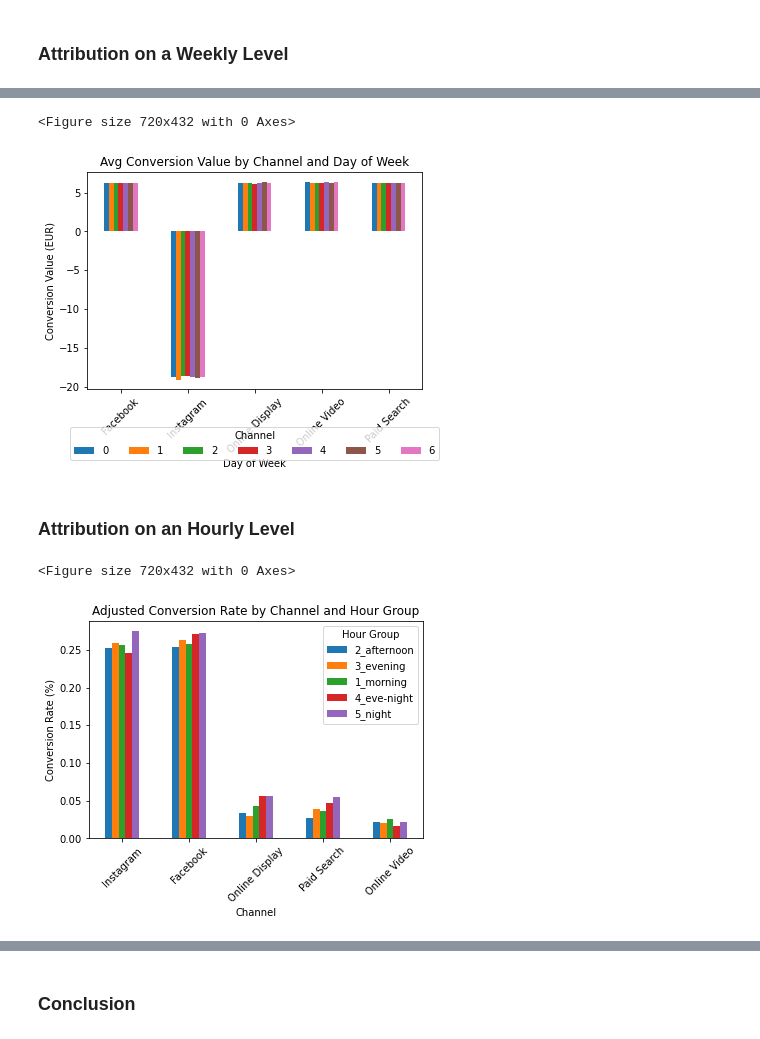
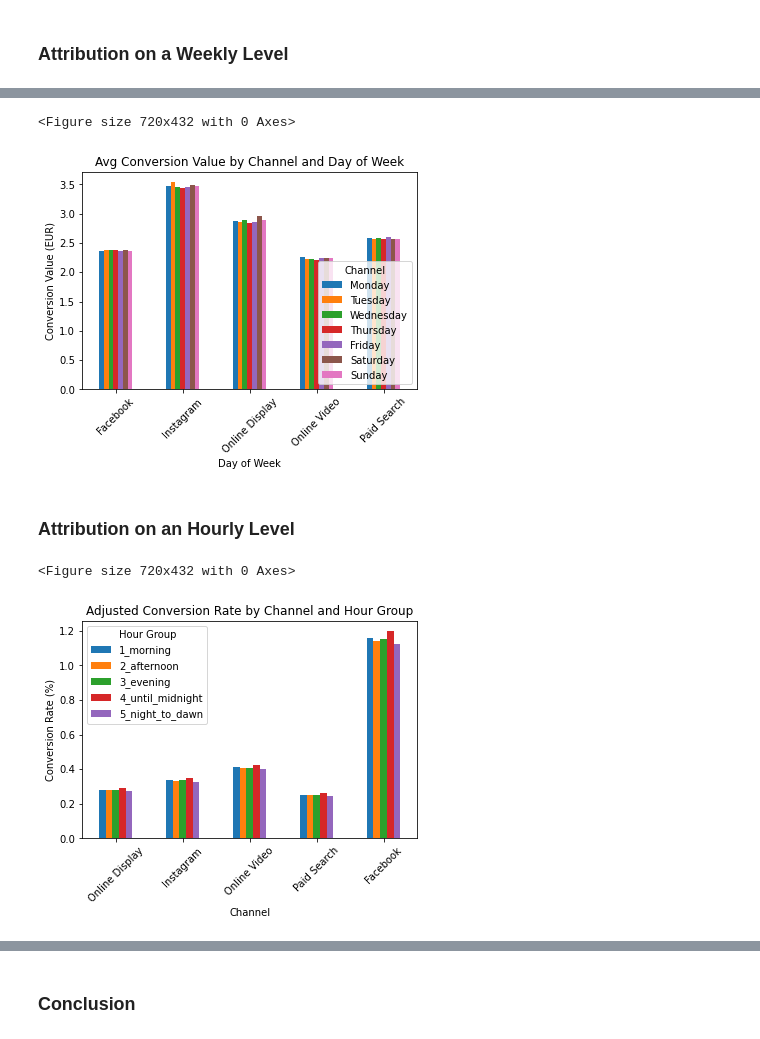
Before and after one commit to miji-lee-kr/marketing_attribution, a Jupyter notebook: Marketing_Mix_Modeling.ipynb, the cells around one changed output, grey strips where cells are left out. Drawn from its saved outputs; the diff is of its cells as text; code cells hidden in the pictures.

Commit message:
Changed attribution adjustment

```diff
--- a/Marketing_Mix_Modeling.ipynb
+++ b/Marketing_Mix_Modeling.ipynb
@@ -88,7 +88,7 @@ def week_eng(date_value):
 df['dayofweek'] = df['dayofweek'].apply(week_eng)
 # %%
 bins = [0,7,12,18,22,24]
-labels = ['5_night', '1_morning', '2_afternoon','3_evening', '4_eve-night']
+labels = ['5_night_to_dawn', '1_morning', '2_afternoon','3_evening', '4_until_midnight']
 df['hour_group'] = pd.cut(df['hour'], bins, right = False, labels = labels)
 
 df.head()
@@ -620,6 +634,11 @@ for day, attribution_adjustment in attribution_adjustments.items():
     attribution_adjusted_conversion_rate = conversion_rate * attribution_adjustment
     conversion_rate_per_day[day] = attribution_adjusted_conversion_rate
 # %%
+import calendar
+day_of_week_mapping = {6:'Sunday', 0: 'Monday', 1: 'Tuesday', 2: 'Wednesday', 3: 'Thursday', 4: 'Friday', 5: 'Saturday'}
+
+sorted_days = [day_of_week_mapping[day] for day in sorted(conversion_rate_per_day.keys())]
+
 unique_channels = set()
 for conversion_counts in conversion_rate_per_day.values():
     unique_channels.update(conversion_counts.index)
@@ -628,10 +647,11 @@ adjusted_conversion_rate_data = pd.DataFrame(columns=unique_channels)
 for day, conversion_counts in conversion_rate_per_day.items():
     conversion_counts_df = pd.DataFrame(conversion_counts).transpose()
     conversion_counts_df = conversion_counts_df.reindex(columns=unique_channels)
-    adjusted_conversion_rate_data.loc[day] = conversion_counts_df.values[0]
+    adjusted_conversion_rate_data.loc[day_of_week_mapping[day]] = conversion_counts_df.values[0]
 adjusted_conversion_rate_data.index.name = 'Day'
 
 plt.figure(figsize=(10, 6))
+adjusted_conversion_rate_data = adjusted_conversion_rate_data.reindex(sorted_days)
 adjusted_conversion_rate_data.transpose().plot(kind='bar')
 plt.xlabel('Channel')
 plt.ylabel('Conversion Rate (%)')
@@ -646,7 +666,6 @@ plt.show()
 conversions = df[df['conversion'] == 1]
 
 attribution_conversion_rate_per_day = {}
-
 for day, attribution_adjustment in attribution_adjustments.items():
     mask = conversions['day_of_week'] == day
     channel_column = conversions.loc[mask, 'channel']
@@ -658,7 +677,9 @@ for day, attribution_adjustment in attribution_adjustments.items():
     attribution_conversion_rate = adjusted_channel_conversion_count / total_conversions * 100
     attribution_conversion_rate_per_day[day] = attribution_conversion_rate
 
-attribution_data = pd.DataFrame(attribution_conversion_rate_per_day)
+day_names = ['Monday', 'Tuesday', 'Wednesday', 'Thursday', 'Friday', 'Saturday', 'Sunday']
+attribution_data = pd.DataFrame(attribution_conversion_rate_per_day).sort_index(axis=1)
+attribution_data.columns = day_names
 
 plt.figure(figsize=(10, 6))
 attribution_data.plot(kind='bar')
@@ -666,7 +687,7 @@ plt.xlabel('Channel')
 plt.ylabel('Attribution (%)')
 plt.title('Attribution by Channel and Day of Week (Conversion Rate)')
 plt.xticks(rotation=45)
-plt.legend(title='Day')
+plt.legend(title='Day of Week', loc='lower left', ncol=1)
 plt.show()
 # %% [output]
 <Figure size 720x432 with 0 Axes>
@@ -701,0 +723,22 @@ plt.show()
+# %%
+conversions = df[df['conversion'] == 1]
+conversions['conversion_value_adjusted'] = conversions['conversion_value']
+
+for day, attribution_adjustment in attribution_adjustments.items():
+    mask = conversions['day_of_week'] == day
+    channel_column = conversions.loc[mask, 'channel']
+    adjustment_values = attribution_adjustment.lookup(channel_column, channel_column)
+    adjustment_values = np.nan_to_num(adjustment_values, nan=1.0)
+    conversions.loc[mask, 'conversion_value_adjusted'] *= adjustment_values
+
+adjusted_channel_conversion_value = conversions.groupby(['channel', 'day_of_week'])['conversion_value_adjusted'].sum().unstack()
+adjusted_channel_conversion_value = adjusted_channel_conversion_value.rename(columns=dict(enumerate(day_names)))
+
+plt.figure(figsize=(10, 6))
+adjusted_channel_conversion_value.plot(kind='bar')
+plt.xlabel('Day of Week')
+plt.ylabel('Conversion Value (EUR)')
+plt.title('Total Conversion Value by Channel and Day of Week')
+plt.xticks(rotation=45)
+plt.legend(title='Channel', loc='lower right', ncol=1)
+plt.show()
@@ -755,26 +779,28 @@ plt.show()
 # %%
 conversions = df[df['conversion'] == 1]
 conversions['conversion_value_adjusted'] = conversions['conversion_value']
 
 for day, attribution_adjustment in attribution_adjustments.items():
     mask = conversions['day_of_week'] == day
     channel_column = conversions.loc[mask, 'channel']
     adjustment_values = attribution_adjustment.lookup(channel_column, channel_column)
     adjustment_values = np.nan_to_num(adjustment_values, nan=1.0)
     conversions.loc[mask, 'conversion_value_adjusted'] *= adjustment_values
+
 adjusted_channel_conversion_value = conversions.groupby(['channel', 'day_of_week'])['conversion_value_adjusted'].mean().unstack()
+adjusted_channel_conversion_value = adjusted_channel_conversion_value.rename(columns=dict(enumerate(day_names)))
 
 plt.figure(figsize=(10, 6))
 adjusted_channel_conversion_value.plot(kind='bar')
 plt.xlabel('Day of Week')
 plt.ylabel('Conversion Value (EUR)')
 plt.title('Avg Conversion Value by Channel and Day of Week')
 plt.xticks(rotation=45)
-plt.legend(title='Channel', bbox_to_anchor=(0.5, -0.15), loc='upper center', ncol=len(adjusted_channel_conversion_value.columns))
+plt.legend(title='Channel', loc='lower right', ncol=1)
 plt.show()
 # %% [output]
 <Figure size 720x432 with 0 Axes>
-[figure, old version]
+[figure, new version]
 # %% [markdown]
 <a id='hourly'></a>
 ### Attribution on an Hourly Level
@@ -814,15 +857,18 @@ for day, attribution_adjustment in attribution_adjustments.items():
 # %%
+hour_group_order = ['1_morning', '2_afternoon', '3_evening', '4_until_midnight', '5_night_to_dawn']
+
 unique_channels = set()
-for hour_group_conversion_counts in attribution_adjustments.values():
-    conversion_counts_df = hour_group_conversion_counts.copy()
-    unique_channels.update(conversion_counts_df.columns)
+for conversion_counts in conversion_rate_per_hour_group.values():
+    unique_channels.update(conversion_counts.index)
 adjusted_conversion_rate_data = pd.DataFrame(columns=unique_channels)
 
-for day, conversion_counts in attribution_adjustments.items():
-    conversion_counts_df = conversion_counts.copy()
+for hour_group, conversion_counts in conversion_rate_per_hour_group.items():
+    conversion_counts_df = pd.DataFrame(conversion_counts).transpose()
     conversion_counts_df = conversion_counts_df.reindex(columns=unique_channels)
-    adjusted_conversion_rate_data.loc[day] = conversion_counts_df.values[0]
+    adjusted_conversion_rate_data.loc[hour_group_order.index(hour_group) + 1] = conversion_counts_df.values[0]
 adjusted_conversion_rate_data.index.name = 'Hour Group'
+adjusted_conversion_rate_data.rename(index={i+1: hour_group_order[i] for i in range(len(hour_group_order))}, inplace=True)
+adjusted_conversion_rate_data = adjusted_conversion_rate_data.reindex(hour_group_order)
 
 plt.figure(figsize=(10, 6))
 adjusted_conversion_rate_data.transpose().plot(kind='bar')
@@ -834,7 +880,7 @@ plt.legend(title='Hour Group')
 plt.show()
 # %% [output]
 <Figure size 720x432 with 0 Axes>
-[figure, old version]
+[figure, new version]
 # %%
 conversions = df[df['conversion'] == 1]
 
```
Also changed, not shown: parts of 31 cells of this notebook.
